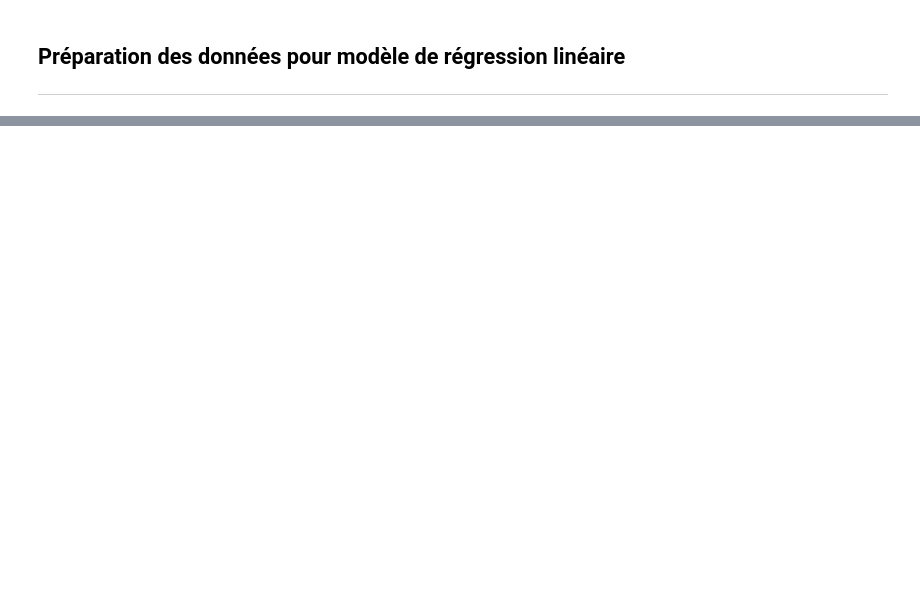
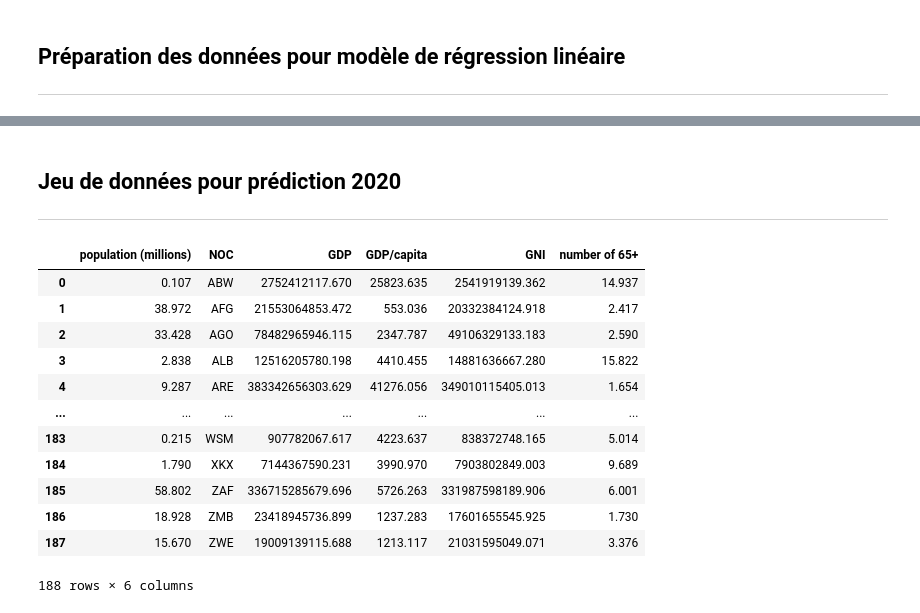
Before and after one commit to Suziwan/Projet_Final_JO, a Jupyter notebook: dataprep/David/dataprep.ipynb, the cells around one changed output, grey strips where cells are left out. Cells and saved outputs as stored; diff of their text form; code cells hidden in the pictures; blank space fills up the shorter version.

```diff
--- a/dataprep/David/dataprep.ipynb
+++ b/dataprep/David/dataprep.ipynb
@@ -162,0 +400,38 @@ display(df_reg)
+# %% [markdown]
+## Jeu de données pour prédiction 2020
+---
+# %%
+# on va simplement prendre l'année 2020 des datasets contenant les variables
+# la population
+pop_2020 = pop_country.loc[pop_country["Year"] == 2020]
+# le PIB
+gdp_2020 = gdp_pivot.loc[gdp_pivot["Year"] == 2020]
+# RNB
+gni_2020 = gni_df.loc[gni_df["Year"] == 2020]
+# vieux
+old_2020 = old_pop.loc[old_pop["Year"] == 2020]
+# on fusionne ces 4 dans un seul df
+df_2020 = pd.merge(pop_2020, gdp_2020, how = "left", on = "NOC").dropna()
+df_2020 = pd.merge(df_2020, gni_2020, how = "left", on = "NOC").dropna()
+df_2020 = pd.merge(df_2020, old_2020, how = 'left', on = "NOC").dropna()
+# PIB/tête
+df_2020["GDP/capita"] = df_2020["GDP"] / (df_2020["population (millions)"] * 1000000)
+df_2020 = df_2020.drop(columns = ["Country Name_x", "Year_x", "Country Name_y", "Country Code", "Year_y"])
+# pourcentage de vieux
+df_2020["number of 65+"] = df_2020["number of 65+"] / (df_2020["population (millions)"] * 1000000) * 100
+display(df_2020)
+df_2020.to_csv("../David/datasets_clean/indic_2020.csv")
+# %% [output]
+|  | population (millions) | NOC | GDP | GDP/capita | GNI | number of 65+ |
+| 0 | 0.107 | ABW | 2752412117.670 | 25823.635 | 2541919139.362 | 14.937 |
+| 1 | 38.972 | AFG | 21553064853.472 | 553.036 | 20332384124.918 | 2.417 |
+| 2 | 33.428 | AGO | 78482965946.115 | 2347.787 | 49106329133.183 | 2.590 |
+| 3 | 2.838 | ALB | 12516205780.198 | 4410.455 | 14881636667.280 | 15.822 |
+| 4 | 9.287 | ARE | 383342656303.629 | 41276.056 | 349010115405.013 | 1.654 |
+| ... | ... | ... | ... | ... | ... | ... |
+| 183 | 0.215 | WSM | 907782067.617 | 4223.637 | 838372748.165 | 5.014 |
+| 184 | 1.790 | XKX | 7144367590.231 | 3990.970 | 7903802849.003 | 9.689 |
+| 185 | 58.802 | ZAF | 336715285679.696 | 5726.263 | 331987598189.906 | 6.001 |
+| 186 | 18.928 | ZMB | 23418945736.899 | 1237.283 | 17601655545.925 | 1.730 |
+| 187 | 15.670 | ZWE | 19009139115.688 | 1213.117 | 21031595049.071 | 3.376 |
+188 rows × 6 columns
```
Also changed, not shown: parts of 15 cells of this notebook, 11 other files.
